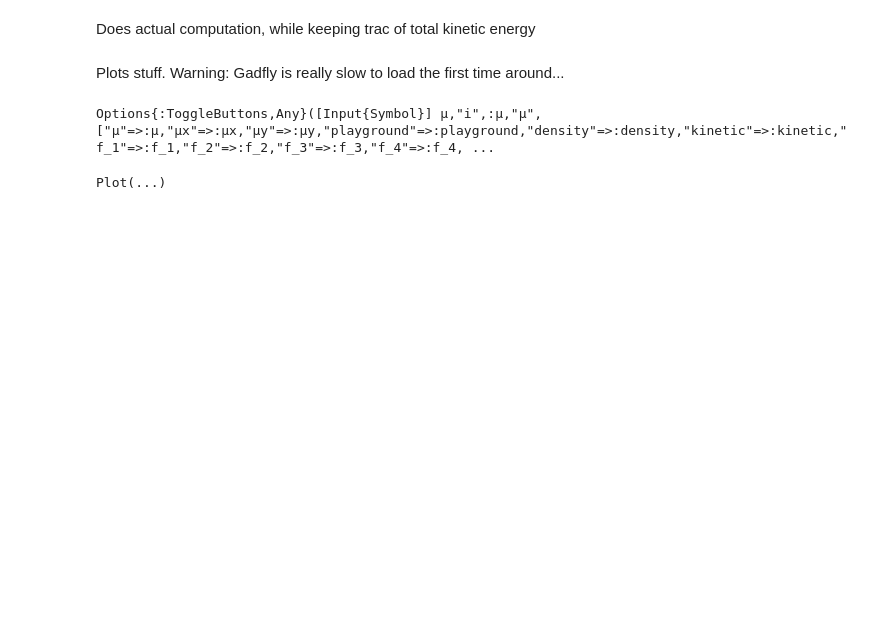
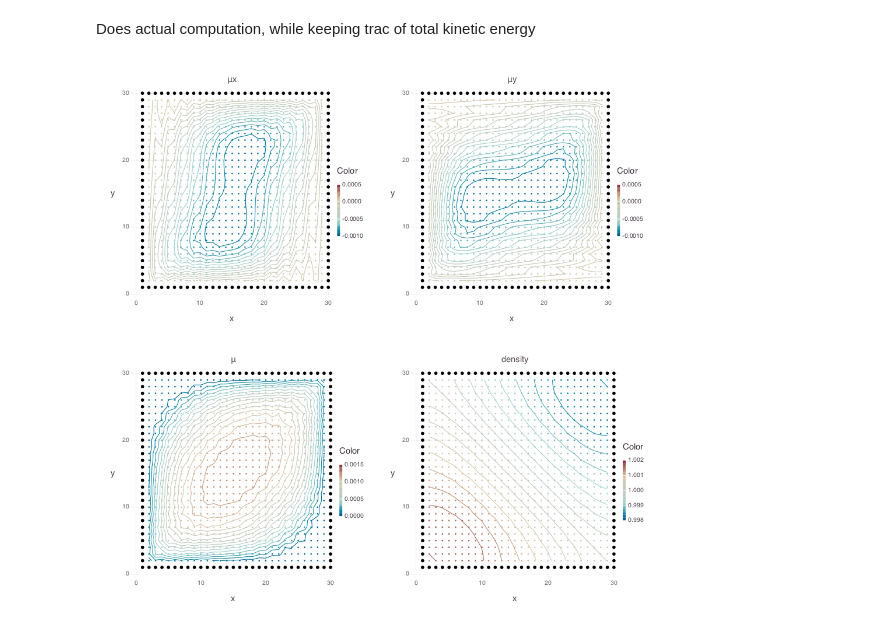
Before and after one commit to UCL/LatBo.jl, a Jupyter notebook: examples/pipe.ipynb, the cells around one changed output. Cells and saved outputs as stored; diff of their text form; code cells hidden in the pictures; blank space fills up the shorter version.

```diff
--- a/examples/pipe.ipynb
+++ b/examples/pipe.ipynb
@@ -66,57 +28,23 @@ run!(sim, nsteps=600) do
     valid = !isnan(ν)
     push!(kinetic, 0.5sum(momentum(sim)[valid] .* ν[valid]))
 end
-# %% [markdown]
-Plots stuff. Warning: Gadfly is really slow to load the first time around...
-# %%
-using Interact
-using Gadfly
-width=9inch
-set_default_plot_size(width, 2width * float(Npoints[2])/float(Npoints[1]))
-
-x = [gridcoords(sim.indexing, i)[1] for i = 1:length(sim.playground)]
-y = [gridcoords(sim.indexing, i)[2] for i = 1:length(sim.playground)]
-
-only_fluid = filter(i -> sim.playground[i] == Playground.FLUID, collect(1:length(sim.playground)))
-fᵢ = {parse("f_$i") => i for i in 1:9}
-k_fᵢ = sort(collect(keys(fᵢ)), by=x->fᵢ[x])
-
-@manipulate for i = vcat([:μ, :μx, :μy, :playground, :density, :kinetic], k_fᵢ)
-    title = Guide.title(string(i))
-    if i == :playground
-        plotthis = sim.playground
-    elseif i == :density
-        plotthis = (density(sim) .- ρ₁) / (ρ₀ - ρ₁)
-    elseif i == :μx
-        plotthis = momentum(sim)[1, :]
-    elseif i == :μy
-        plotthis = momentum(sim)[2, :]
-    elseif i == :μ
-        plotthis = sqrt(momentum(sim)[1, :].^2 + momentum(sim)[2, :].^2)
-    elseif i != :kinetic
-        j = fᵢ[i]
-        plotthis = reshape(sim.populations[j, :], Npoints)
-        title = Guide.title("population: $(sim.lattice.celerities[:, j])")
-    end
-    if i == :kinetic
-        plot(x=collect(1:length(kinetic)), y=kinetic, Geom.line, Geom.point)
-    elseif i == :playground
-        plot(x=x[only_fluid], y=y[only_fluid], color=plotthis[only_fluid], title)
-    else
-        lines = reshape(plotthis[only_fluid], Npoints[1]-2, Npoints[2]-2)
-        # plot(x=x, y=y, color=plotthis, z=lines, Geom.point, Geom.contour, title)
-        plot(
-            layer(x=x, y=y, color=plotthis, Geom.point),
-            layer(
-                x=collect(2:(size(lines, 1)+1)),
-                y=collect(2:(size(lines, 2) + 1)),
-                z=lines, Geom.contour
-            ),
-            Theme(default_point_size=1pt, highlight_width=0pt),
-            title
-        )
-    end
-end
-# %% [output]
-Options{:ToggleButtons,Any}([Input{Symbol}] μ,"i",:μ,"μ",["μ"=>:μ,"μx"=>:μx,"μy"=>:μy,"playground"=>:playground,"density"=>:density,"kinetic"=>:kinetic,"f_1"=>:f_1,"f_2"=>:f_2,"f_3"=>:f_3,"f_4"=>:f_4, ...
-Plot(...)
+# %%
+include(joinpath(Pkg.dir("LatBo"), "extras", "SimplePlot.jl"))
+using Gadfly
+width=5inch
+set_default_plot_size(2width, 2width * float(Npoints[2])/float(Npoints[1]))
+
+x = [gridcoords(sim.indexing, i)[1] for i = 1:length(sim.playground)]
+y = [gridcoords(sim.indexing, i)[2] for i = 1:length(sim.playground)]
+vstack(
+  hstack(
+    plot(:μx, sim, Theme(default_point_size=1pt, highlight_width=0pt)),
+    plot(:μy, sim, Theme(default_point_size=1pt, highlight_width=0pt))
+  ),
+  hstack(
+    plot(:μ, sim, Theme(default_point_size=1pt, highlight_width=0pt)),
+    plot(:density, sim, Theme(default_point_size=1pt, highlight_width=0pt))
+  )
+)
+# %% [output]
+[figure, added]
```
Also changed, not shown: parts of 7 cells of this notebook, 2 other files.
